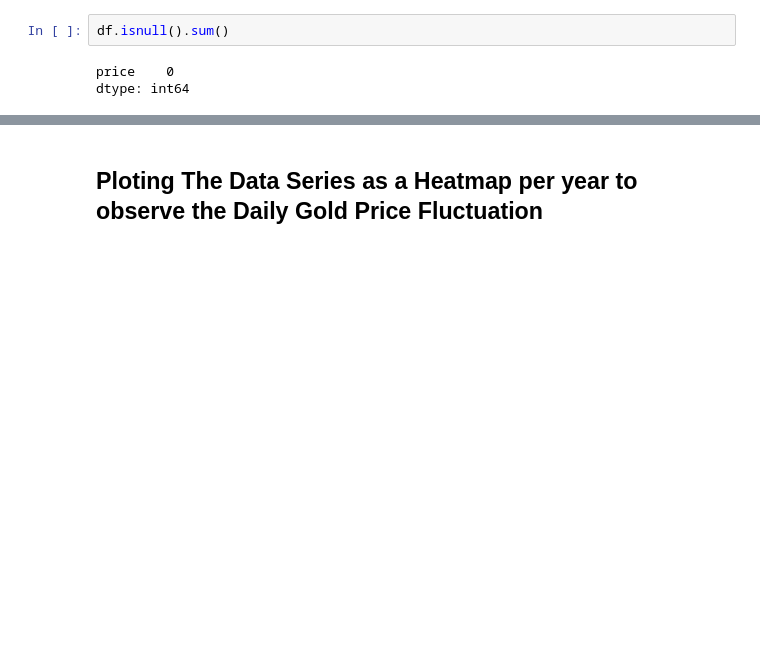
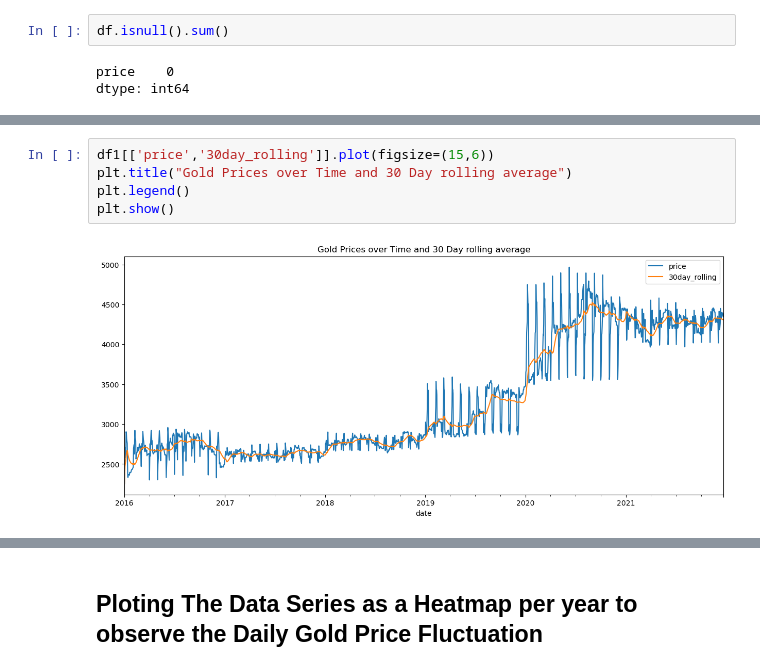
Before and after one commit to RadhaRamanJha/Gold-Price-Prediction, a Jupyter notebook: gold_price_prediction_EDA.ipynb, the cells around one changed output, grey strips where cells are left out. Cells and saved outputs as stored; diff of their text form; blank space fills up the shorter version.

```diff
--- a/gold_price_prediction_EDA.ipynb
+++ b/gold_price_prediction_EDA.ipynb
@@ -82,0 +129,7 @@ dtype: int64
+# %%
+df1[['price','30day_rolling']].plot(figsize=(15,6))
+plt.title("Gold Prices over Time and 30 Day rolling average")
+plt.legend()
+plt.show()
+# %% [output]
+[figure, added]
```
Also changed, not shown: parts of 66 cells of this notebook.
